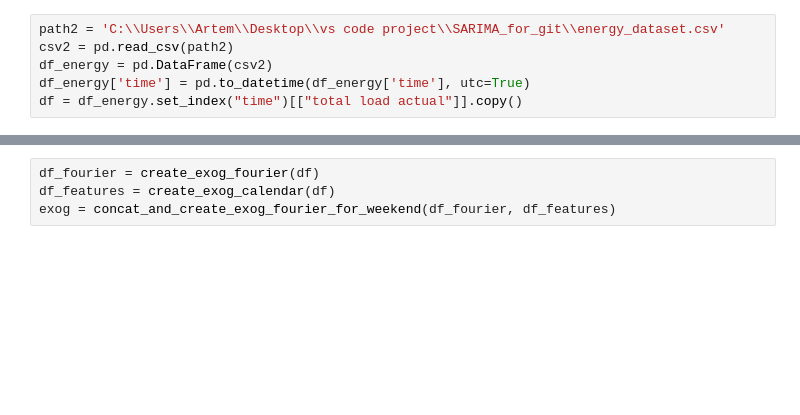
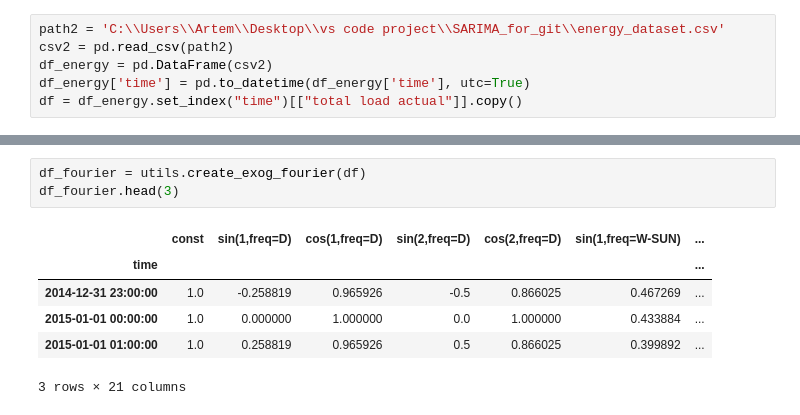
Before and after one commit to shut77/forecasting-timeseries-sarima, a Jupyter notebook: notebooks/analysis.ipynb, the cells around one changed output, grey strips where cells are left out. Saved outputs shown, nothing was run; the diff lists cells and outputs as text; blank space fills up the shorter version.

```diff
--- a/notebooks/analysis.ipynb
+++ b/notebooks/analysis.ipynb
@@ -82,4 +71,10 @@ def concat_and_create_exog_fourier_for_weekend(df_fourier, df_features, freq='h'
 # %%
-df_fourier = create_exog_fourier(df)
-df_features = create_exog_calendar(df)
-exog = concat_and_create_exog_fourier_for_weekend(df_fourier, df_features)
+df_fourier = utils.create_exog_fourier(df)
+df_fourier.head(3)
+# %% [output]
+|  | const | sin(1,freq=D) | cos(1,freq=D) | sin(2,freq=D) | cos(2,freq=D) | sin(1,freq=W-SUN) | ... |
+| time |  |  |  |  |  |  | ... |
+| 2014-12-31 23:00:00 | 1.0 | -0.258819 | 0.965926 | -0.5 | 0.866025 | 0.467269 | ... |
+| 2015-01-01 00:00:00 | 1.0 | 0.000000 | 1.000000 | 0.0 | 1.000000 | 0.433884 | ... |
+| 2015-01-01 01:00:00 | 1.0 | 0.258819 | 0.965926 | 0.5 | 0.866025 | 0.399892 | ... |
+3 rows × 21 columns
```
Also changed, not shown: parts of 21 cells of this notebook, 2 other files.
